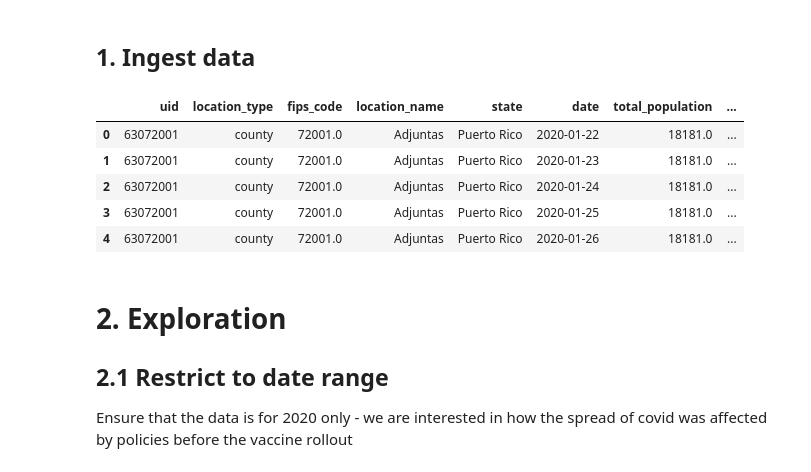
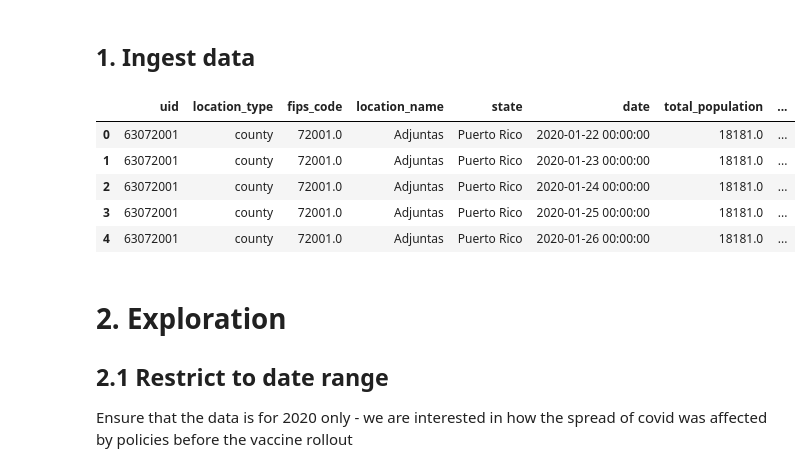
Before and after one commit to apalermo01/Covid-19-correlation-analysis, a Jupyter notebook: 01-EDA on cases and deaths by county timeseries.ipynb, the cells around one changed output. Drawn from its saved outputs; the diff is of its cells as text; code cells hidden in the pictures.

```diff
--- a/01-EDA on cases and deaths by county timeseries.ipynb
+++ b/01-EDA on cases and deaths by county timeseries.ipynb
@@ -35,15 +35,16 @@ SMALL_TEXT = 10
 ## 1. Ingest data
 # %%
 path = "./data/covid_timeseries.csv"
-df = get_covid_data(path, force_reload=False)
+# df = get_covid_data(path, force_reload=False)
+df = load_covid_data(path, force_reload=False)
 df.head()
 # %% [output]
 |  | uid | location_type | fips_code | location_name | state | date | total_population | ... |
-| 0 | 63072001 | county | 72001.0 | Adjuntas | Puerto Rico | 2020-01-22 | 18181.0 | ... |
-| 1 | 63072001 | county | 72001.0 | Adjuntas | Puerto Rico | 2020-01-23 | 18181.0 | ... |
-| 2 | 63072001 | county | 72001.0 | Adjuntas | Puerto Rico | 2020-01-24 | 18181.0 | ... |
-| 3 | 63072001 | county | 72001.0 | Adjuntas | Puerto Rico | 2020-01-25 | 18181.0 | ... |
-| 4 | 63072001 | county | 72001.0 | Adjuntas | Puerto Rico | 2020-01-26 | 18181.0 | ... |
+| 0 | 63072001 | county | 72001.0 | Adjuntas | Puerto Rico | 2020-01-22 00:00:00 | 18181.0 | ... |
+| 1 | 63072001 | county | 72001.0 | Adjuntas | Puerto Rico | 2020-01-23 00:00:00 | 18181.0 | ... |
+| 2 | 63072001 | county | 72001.0 | Adjuntas | Puerto Rico | 2020-01-24 00:00:00 | 18181.0 | ... |
+| 3 | 63072001 | county | 72001.0 | Adjuntas | Puerto Rico | 2020-01-25 00:00:00 | 18181.0 | ... |
+| 4 | 63072001 | county | 72001.0 | Adjuntas | Puerto Rico | 2020-01-26 00:00:00 | 18181.0 | ... |
 # %% [markdown]
 # 2. Exploration
 
```
Also changed, not shown: parts of 25 cells of this notebook, 12 other files.
